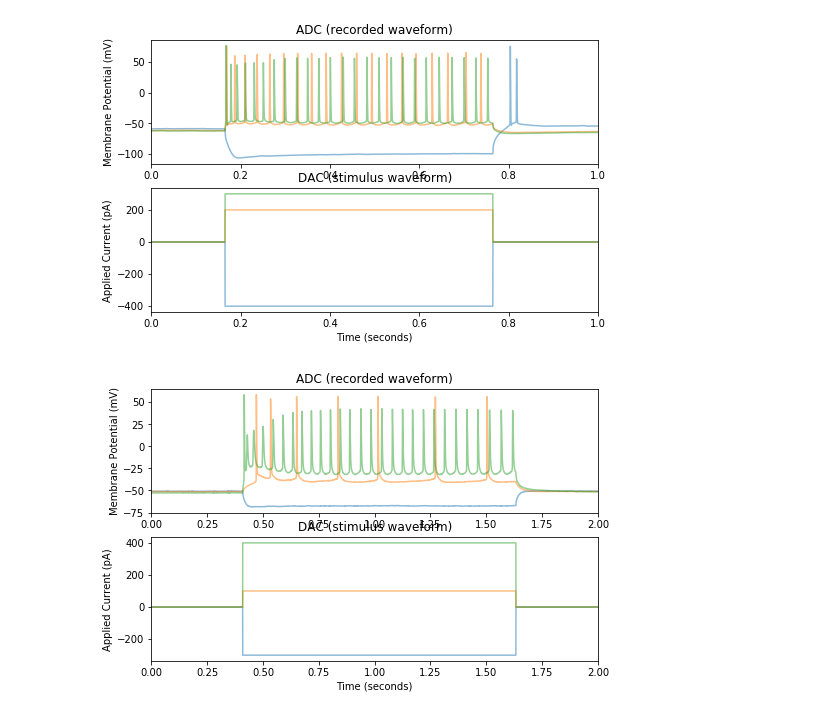
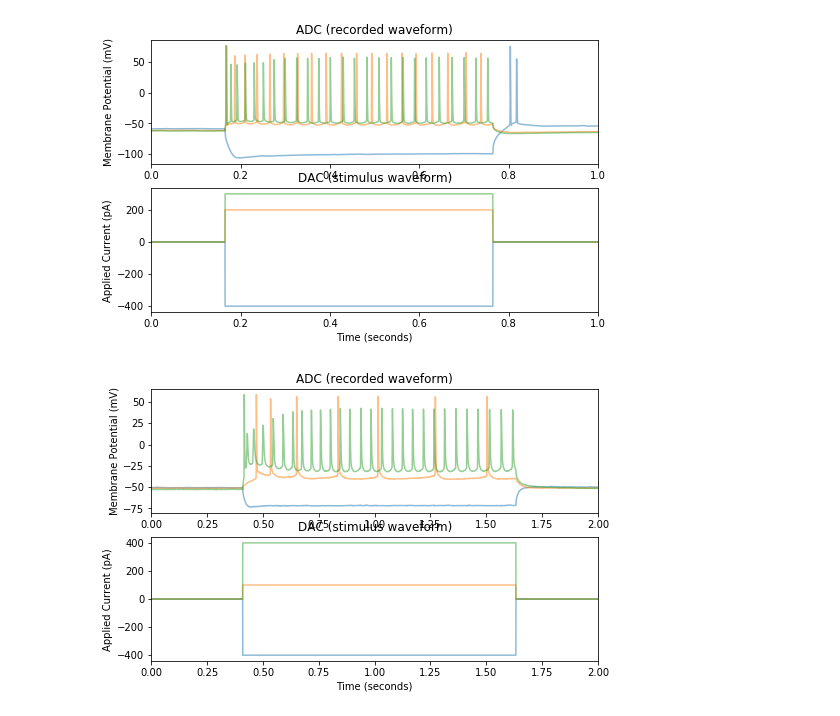
Before and after one commit to stripathy/valiante_ih, a Jupyter notebook: ephys_scratch.ipynb, the cells around one changed output. Drawn from its saved outputs; the diff is of its cells as text; code cells hidden in the pictures.

```diff
--- a/ephys_scratch.ipynb
+++ b/ephys_scratch.ipynb
@@ -91,9 +91,10 @@ plt.show()
 # %% [output]
 [figure]
 # %%
-file_base_path = '/external/rprshnas01/netdata_kcni/stlab/valiante_lab_ephys_mar_2020/L5/Homeira/Total5Homeira-Last-Version - without 2020 Data/'
+file_base_base_path = '/Users/stripathy/Downloads/'
+file_base_path = 'valiante_lab_ephys_mar_2020/L5/Homeira/Total5Homeira-Last-Version - with 2020 Data/'
 curr_file = '2016_02_04_0042.abf'
-fn = file_base_path + curr_file
+fn = file_base_base_path + file_base_path + curr_file
 # 2016_02_04_0042.abf - example from cluster 4 - burst firing
 # 13d02049.abf - example from cluster 1
 
@@ -134,9 +135,8 @@ plt.show()
 [figure]
 # %%
 # example from cluster 1 - regular spiking
-file_base_path = '/external/rprshnas01/netdata_kcni/stlab/valiante_lab_ephys_mar_2020/L5/Homeira/Total5Homeira-Last-Version - without 2020 Data/'
 curr_file = '13d02049.abf'
-fn = file_base_path + curr_file
+fn = file_base_base_path + file_base_path + curr_file
 
 # 13d02049.abf - example from cluster 1
 
@@ -176,9 +176,8 @@ plt.show()
 [figure]
 # %%
 # example from cluster 2 - seems very similar to burst firing cluster
-file_base_path = '/external/rprshnas01/netdata_kcni/stlab/valiante_lab_ephys_mar_2020/L5/Homeira/Total5Homeira-Last-Version - without 2020 Data/'
 curr_file = '15o08032.abf'
-fn = file_base_path + curr_file
+fn = file_base_base_path + file_base_path + curr_file
 # 2016_02_04_0042.abf - example from cluster 4 - burst firing
 # 13d02049.abf - example from cluster 1
 
@@ -188,32 +187,32 @@ response_chan_num = 0
 stim_gain = 1
 response_gain = 20
 
 stim_end = 2
 
 sweep_num = 0
-sweep_plot_list = [2, 10, 16]
+sweep_plot_list = [0, 10, 16]
 fig = plt.figure(figsize=(8, 5))
 
 for i in sweep_plot_list:
     sweep_num = i
     abf.setSweep(sweep_num, channel=response_chan_num)
     # plot the ADC (voltage recording)
     ax1 = fig.add_subplot(211)
     ax1.set_title("ADC (recorded waveform)")
     ax1.plot(abf.sweepX, abf.sweepY*response_gain, alpha = .5)
 
     # plot the DAC (clamp current)
     ax2 = fig.add_subplot(212, sharex=ax1)  # <-- this argument is new
     ax2.set_title("DAC (stimulus waveform)")
     abf.setSweep(sweep_num, channel=stim_channel_num)
     abf.setSweep(sweep_num, channel=1)
     ax2.plot(abf.sweepX, abf.sweepC * stim_gain, alpha = .5)
 
 # decorate the plots
 ax1.set_ylabel(abf.sweepLabelY)
 ax2.set_xlabel(abf.sweepLabelX)
 ax2.set_ylabel(abf.sweepLabelC)
 ax1.axes.set_xlim(0, stim_end)  # <-- adjust axis like this
 plt.show()
 # %% [output]
-[figure, old version]
+[figure, new version]
```
Also changed, not shown: parts of 36 cells of this notebook, 4 other files.
